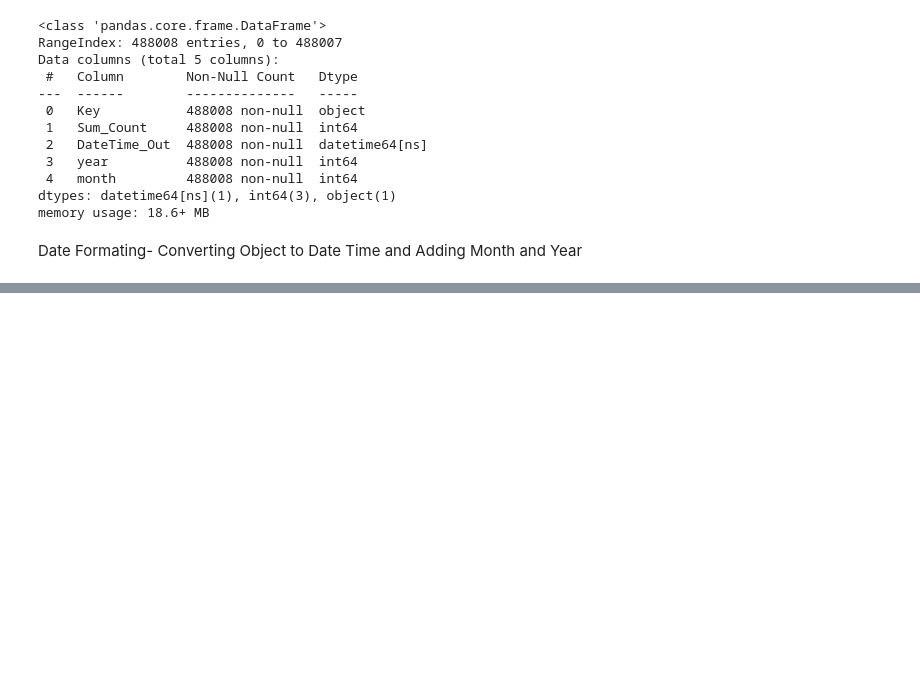
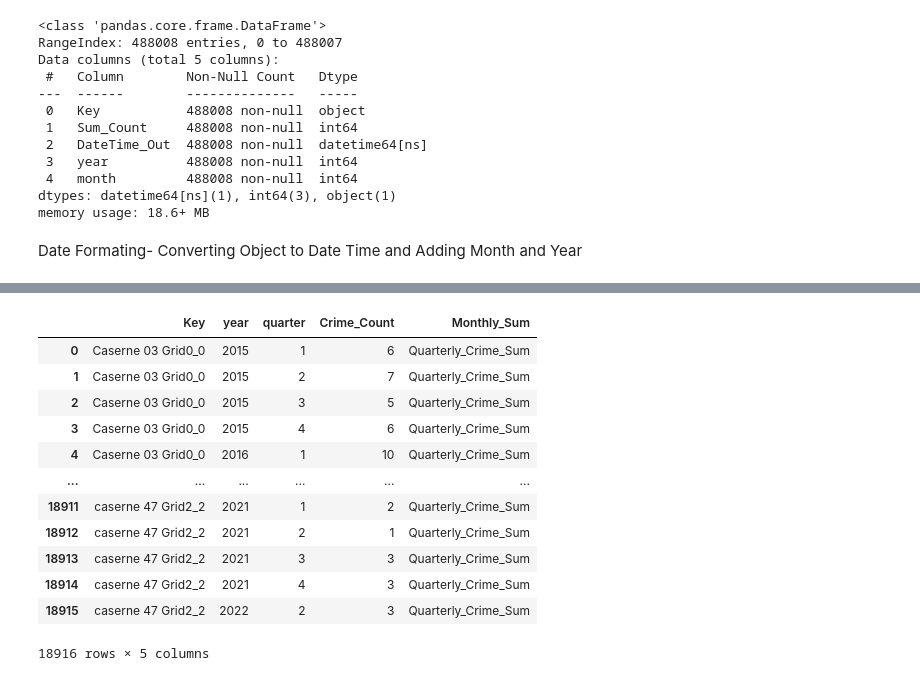
Before and after one commit to JeffRileyMtl/MontrealFire, a Jupyter notebook: Time_Series_Montreal_Fire.ipynb, the cells around one changed output, grey strips where cells are left out. Cells and saved outputs as stored; diff of their text form; code cells hidden in the pictures; blank space fills up the shorter version.

```diff
--- a/Time_Series_Montreal_Fire.ipynb
+++ b/Time_Series_Montreal_Fire.ipynb
@@ -67,0 +151,2 @@ subtotals_by_sport
+# %%
+df_incident_by_year = pd.read_csv("https://raw.githubusercontent.com/jeremidaneau/Montreal-hot-spot-prediction/main/data/crime_data_by_month.csv",encoding="latin-1")
@@ -67,0 +169,6 @@ subtotals_by_sport
+# %%
+df_incident_by_year['DateTime_Out'] = pd.to_datetime(df_incident_by_year['DateTime_Out'])
+df_incident_by_year['year']= df_incident_by_year['DateTime_Out'].dt.year
+df_incident_by_year['month']= df_incident_by_year['DateTime_Out'].dt.month
+df_incident_by_year['quarter']=df_incident_by_year['DateTime_Out'].dt.quarter
+df_incident_by_year['Crime_Count']=df_incident_by_year['Count']
@@ -67,0 +177,16 @@ subtotals_by_sport
+# %%
+ts2
+# %% [output]
+|  | Key | year | quarter | Crime_Count | Monthly_Sum |
+| 0 | Caserne 03 Grid0_0 | 2015 | 1 | 6 | Quarterly_Crime_Sum |
+| 1 | Caserne 03 Grid0_0 | 2015 | 2 | 7 | Quarterly_Crime_Sum |
+| 2 | Caserne 03 Grid0_0 | 2015 | 3 | 5 | Quarterly_Crime_Sum |
+| 3 | Caserne 03 Grid0_0 | 2015 | 4 | 6 | Quarterly_Crime_Sum |
+| 4 | Caserne 03 Grid0_0 | 2016 | 1 | 10 | Quarterly_Crime_Sum |
+| ... | ... | ... | ... | ... | ... |
+| 18911 | caserne 47 Grid2_2 | 2021 | 1 | 2 | Quarterly_Crime_Sum |
+| 18912 | caserne 47 Grid2_2 | 2021 | 2 | 1 | Quarterly_Crime_Sum |
+| 18913 | caserne 47 Grid2_2 | 2021 | 3 | 3 | Quarterly_Crime_Sum |
+| 18914 | caserne 47 Grid2_2 | 2021 | 4 | 3 | Quarterly_Crime_Sum |
+| 18915 | caserne 47 Grid2_2 | 2022 | 2 | 3 | Quarterly_Crime_Sum |
+18916 rows × 5 columns
```
Also changed, not shown: parts of 28 cells of this notebook, 2 other files.
